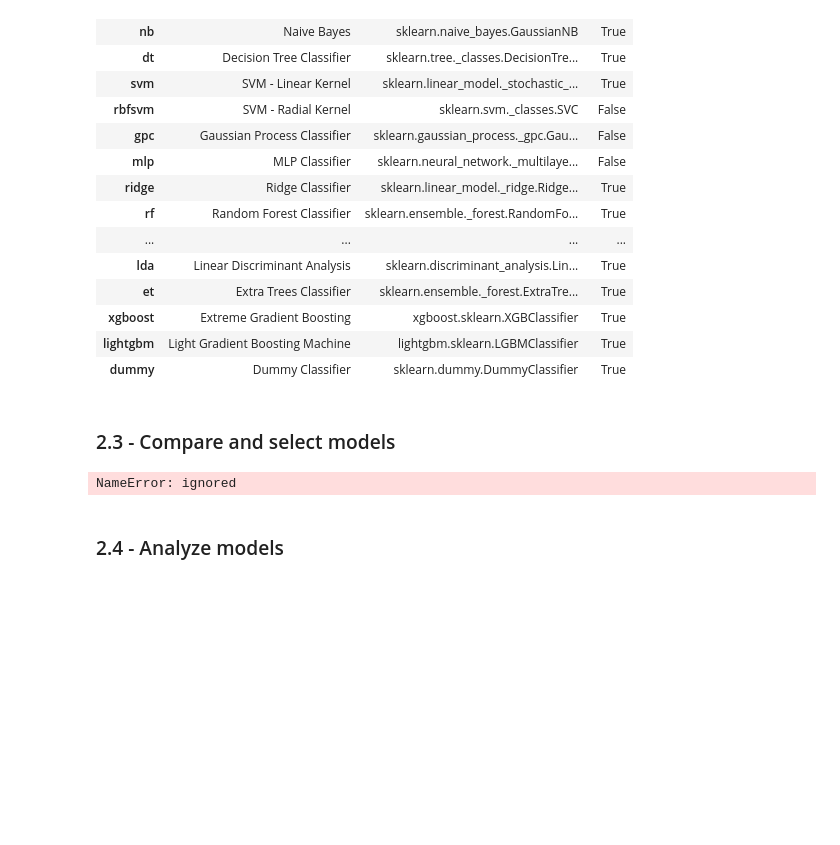
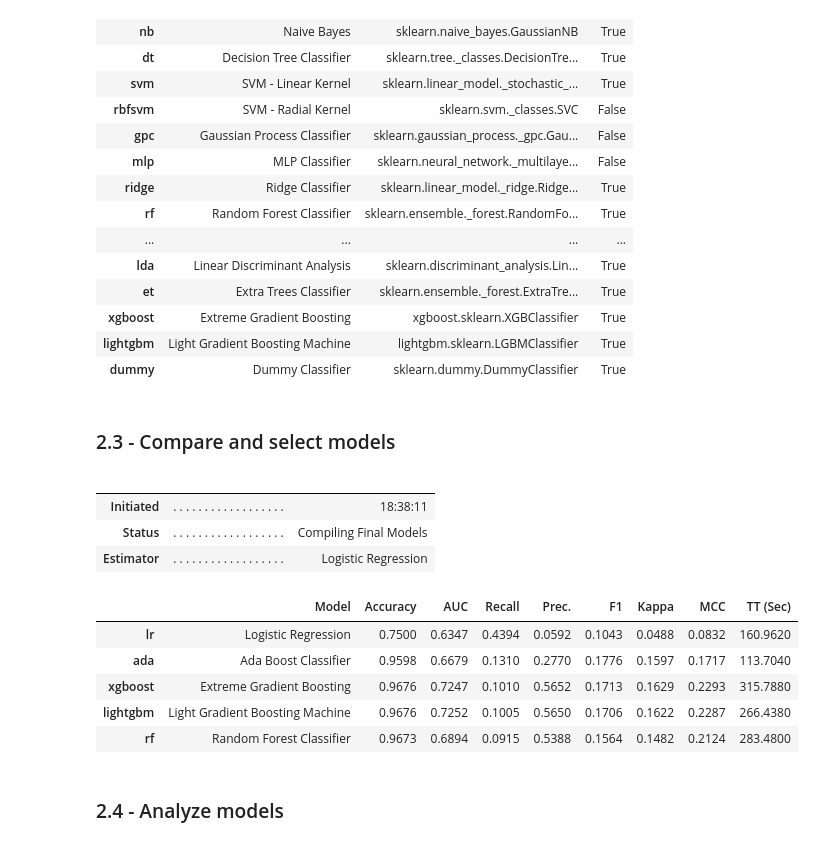
Before and after one commit to leandroaguazaco/data_science_portfolio, a Jupyter notebook: Projects/04-Churn_Telco_Analysis/04_Churn_Telco_Analysis_02_Premodeling.ipynb, the cells around one changed output. Cells and saved outputs as stored; diff of their text form; code cells hidden in the pictures; blank space fills up the shorter version.

```diff
--- a/Projects/04-Churn_Telco_Analysis/04_Churn_Telco_Analysis_02_Premodeling.ipynb
+++ b/Projects/04-Churn_Telco_Analysis/04_Churn_Telco_Analysis_02_Premodeling.ipynb
@@ -355,14 +371,24 @@ churn_binaryclass.models()
 # %%
 # 2.3 Compare models: metrics are calculated using cross-validation on the training set
 best_models = churn_binaryclass.compare_models(sort = "Recall",
-                                               n_select = 1,
+                                               n_select = 5,
                                                turbo = True,
                                                budget_time = None,
                                                cross_validation = True,
                                                # include = ['lr', 'nb', 'xgboost', 'lightgbm', 'ada', 'rf']
-                                               include = ['lightgbm'])
+                                               include = ['lightgbm', 'xgboost', 'ada', 'rf', 'lr'])
 # %% [output]
-NameError: ignored
+|  |  |  |
+|  |  |  |
+| Initiated | . . . . . . . . . . . . . . . . . . | 18:38:11 |
+| Status | . . . . . . . . . . . . . . . . . . | Compiling Final Models |
+| Estimator | . . . . . . . . . . . . . . . . . . | Logistic Regression |
+|  | Model | Accuracy | AUC | Recall | Prec. | F1 | Kappa | MCC | TT (Sec) |
+| lr | Logistic Regression | 0.7500 | 0.6347 | 0.4394 | 0.0592 | 0.1043 | 0.0488 | 0.0832 | 160.9620 |
+| ada | Ada Boost Classifier | 0.9598 | 0.6679 | 0.1310 | 0.2770 | 0.1776 | 0.1597 | 0.1717 | 113.7040 |
+| xgboost | Extreme Gradient Boosting | 0.9676 | 0.7247 | 0.1010 | 0.5652 | 0.1713 | 0.1629 | 0.2293 | 315.7880 |
+| lightgbm | Light Gradient Boosting Machine | 0.9676 | 0.7252 | 0.1005 | 0.5650 | 0.1706 | 0.1622 | 0.2287 | 266.4380 |
+| rf | Random Forest Classifier | 0.9673 | 0.6894 | 0.0915 | 0.5388 | 0.1564 | 0.1482 | 0.2124 | 283.4800 |
 # %% [markdown]
 ### 2.4 - Analyze models
 # %%
```
Also changed, not shown: parts of 4 cells of this notebook.
